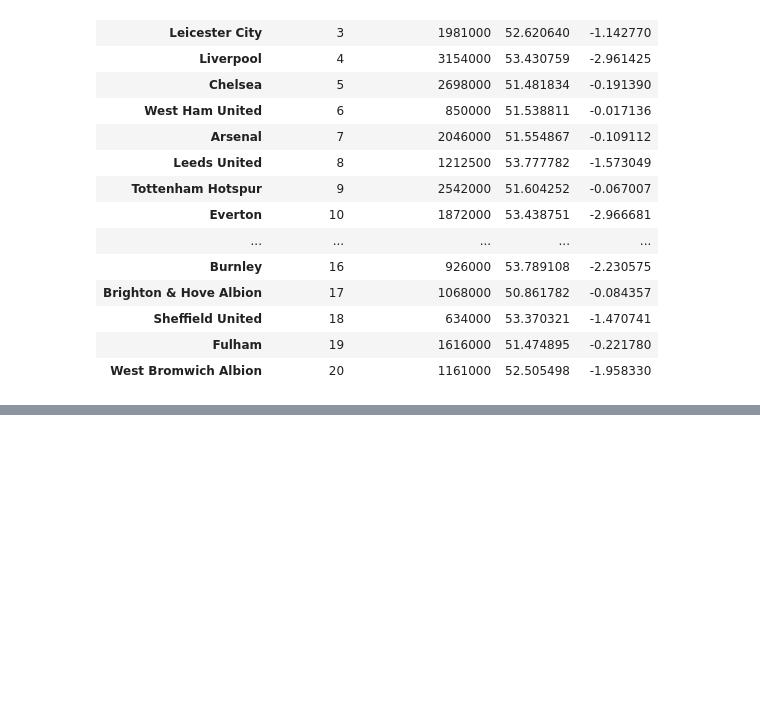
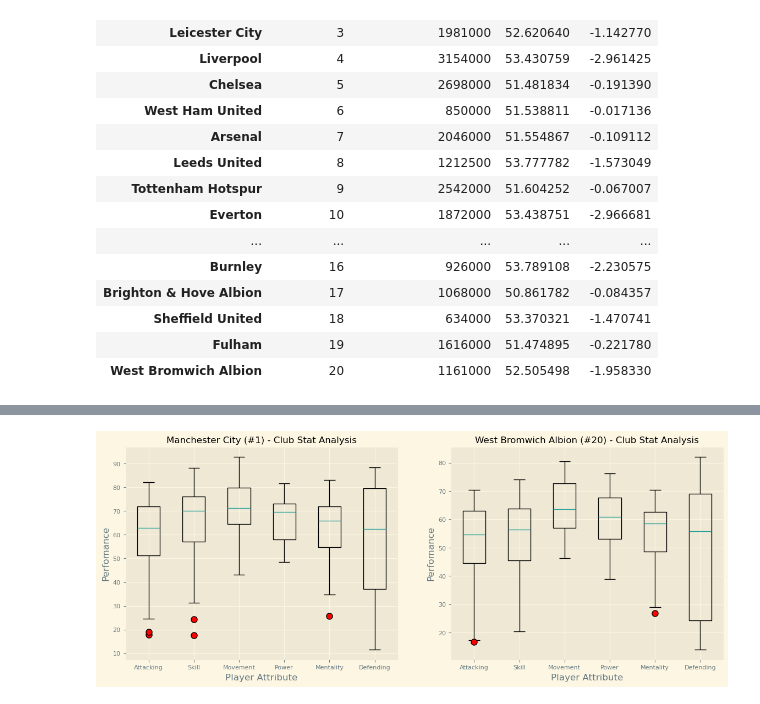
Before and after one commit to Misscoffeecassie/Group-2, a Jupyter notebook: Project_1_Group_2_FIFA_Players.ipynb, the cells around one changed output, grey strips where cells are left out. Saved outputs shown, nothing was run; the diff lists cells and outputs as text; code cells hidden in the pictures; blank space fills up the shorter version.

```diff
--- a/Project_1_Group_2_FIFA_Players.ipynb
+++ b/Project_1_Group_2_FIFA_Players.ipynb
@@ -305,0 +355,19 @@ The correlation between player age and player's overall stats for West Bromwich
+# %%
+flierprops = dict(markerfacecolor='r', markersize=8, linestyle='none')
+plt.figure(figsize=(14, 5))
+
+plt.subplot(1, 2, 1)
+plt.boxplot(ManCityclubAtt, labels = attributes, flierprops = flierprops)
+plt.title("Manchester City (#1) - Club Stat Analysis", fontsize = 12)
+plt.xlabel("Player Attribute")
+plt.ylabel("Perfomance")
+
+plt.subplot(1, 2, 2)
+plt.boxplot(WestBromclubAtt, labels = attributes, flierprops = flierprops)
+plt.title("West Bromwich Albion (#20) - Club Stat Analysis", fontsize = 12)
+plt.xlabel("Player Attribute")
+plt.ylabel("Perfomance")
+plt.savefig("./data/club_stat_analysis", dpi=200)
+plt.show()
+# %% [output]
+[figure, added]
```
Also changed, not shown: parts of 5 cells of this notebook, 4 other files.
